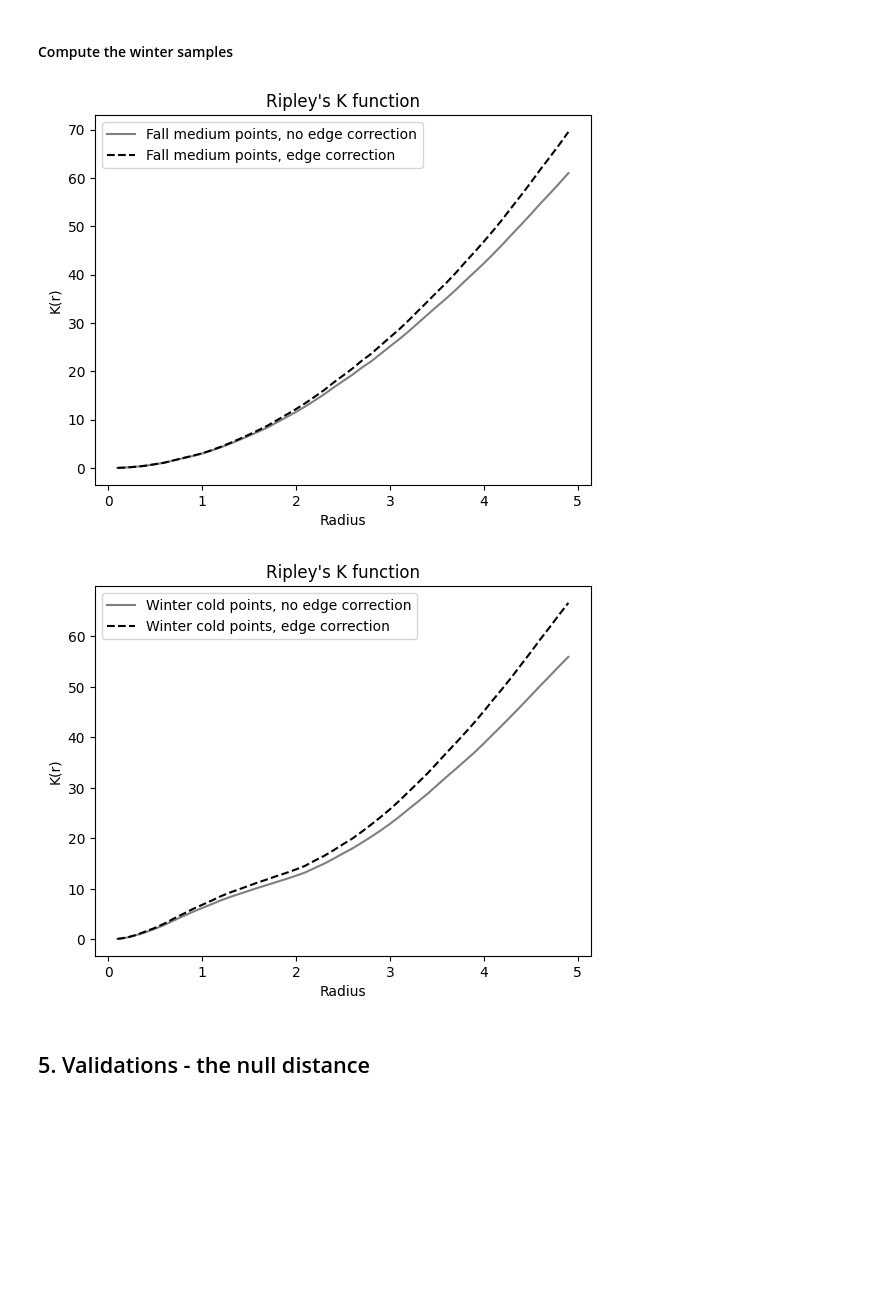
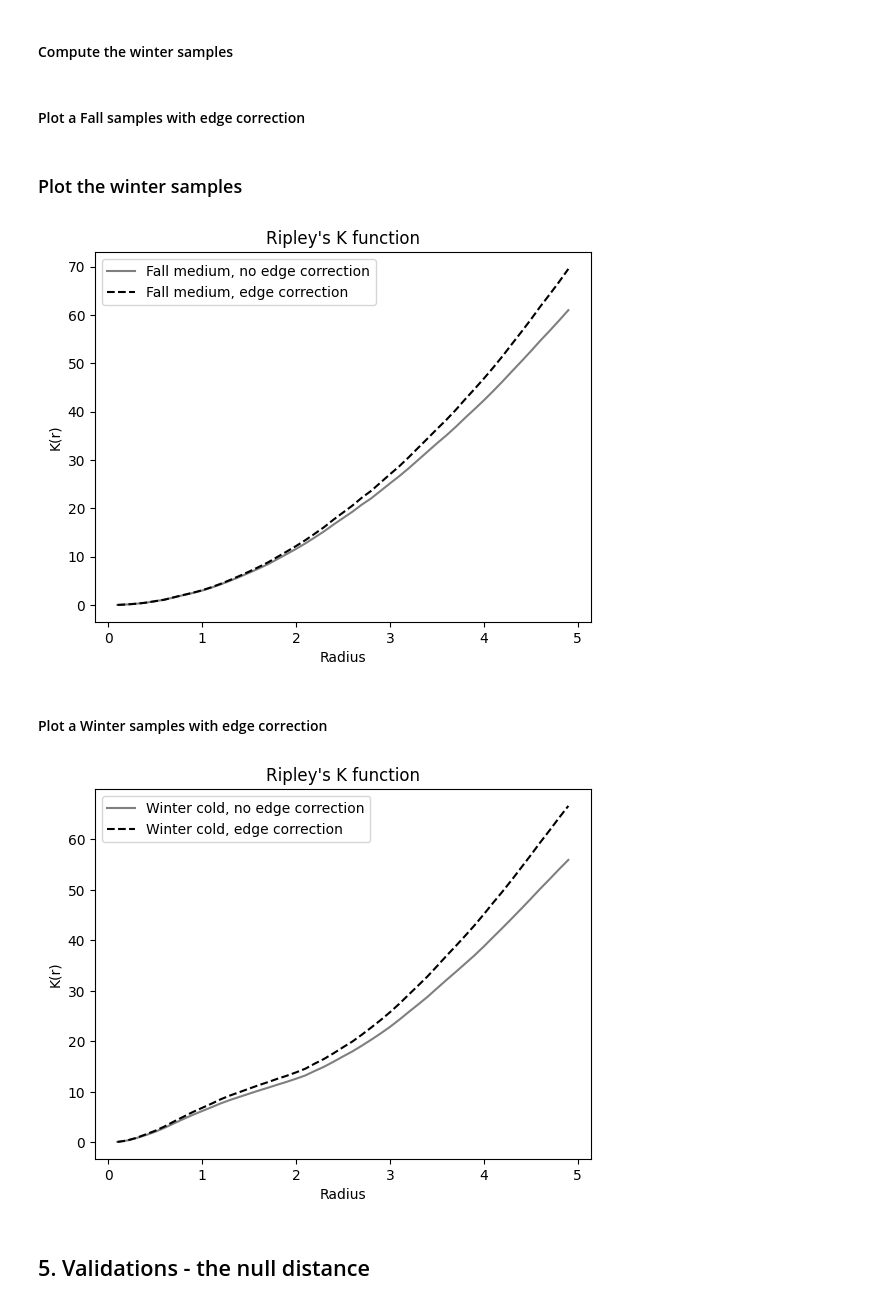
Before and after one commit to tlambert03/bobiac, a Jupyter notebook: content/08_colocalization/object_based_colocalization.ipynb, the cells around one changed output. Cells and saved outputs as stored; diff of their text form; code cells hidden in the pictures; blank space fills up the shorter version.

```diff
--- a/content/08_colocalization/object_based_colocalization.ipynb
+++ b/content/08_colocalization/object_based_colocalization.ipynb
@@ -292,7 +316,7 @@ def ripleys_k_function(
     - points2: array of shape (n_points, 2) representing the coordinates of the second set of points
     - radii: array-like of radii at which to evaluate K
     - area: total area of the observation window; if None, calculated from bounding box
-    - edge_correction: if True, applies basic border edge correction (optional)
+    - edge_correction: if True, applies basic border edge correction
 
     Returns:
     - ks: K-function values at each radius
@@ -402,12 +441,22 @@ plot_ripleys_k(k_winter_cold, k_radii, type="Winter cold", line="--")
 # %% [markdown]
 ### 4.1 Ripley's K with edge correction
 # %%
-def plot_ripleys_k_ec(k, k_corrected, radii, type="uniform"):
+def plot_ripleys_k_ec(
+    k: np.ndarray, k_corrected: np.ndarray, radii: np.ndarray, label: str = "uniform"
+) -> None:
+    """
+    Plots Ripley's K function with and without edge correction.
+    Parameters:
+    - k: array of K function values without edge correction
+    - k_corrected: array of K function values with edge correction
+    - radii: array of radii at which K function is evaluated
+    - label: label for the plot, default is "uniform"
+    """
     plt.plot(
         radii,
         k,
         color="k",
-        label=f"{type} points, no edge correction",
+        label=f"{label}, no edge correction",
         linestyle="-",
         alpha=0.5,
     )
@@ -415,7 +464,7 @@ def plot_ripleys_k_ec(k, k_corrected, radii, type="uniform"):
         radii,
         k_corrected,
         color="k",
-        label=f"{type} points, edge correction",
+        label=f"{label}, edge correction",
         linestyle="--",
     )
     plt.title("Ripley's K function")
@@ -446,14 +495,20 @@ k_winter_warm_ec = ripleys_k_function(
 k_winter_cold_ec = ripleys_k_function(
     winter_cold_iac, winter_cold_bob, radii=k_radii, area=400, edge_correction=True
 )
+# %% [markdown]
+#### Plot a Fall samples with edge correction
+# %% [markdown]
+### Plot the winter samples
 # %%
-plot_ripleys_k_ec(k_fall_med, k_fall_med_ec, k_radii, type="Fall medium")
+plot_ripleys_k_ec(k_fall_med, k_fall_med_ec, k_radii, label="Fall medium")
 # %% [output]
-[figure, old version]
+[figure, new version]
+# %% [markdown]
+#### Plot a Winter samples with edge correction
 # %%
-plot_ripleys_k_ec(k_winter_cold, k_winter_cold_ec, k_radii, type="Winter cold")
+plot_ripleys_k_ec(k_winter_cold, k_winter_cold_ec, k_radii, label="Winter cold")
 # %% [output]
-[figure, old version]
+[figure, new version]
 # %% [markdown]
 ## 5. Validations - the null distance
 # %% [markdown]
```
Also changed, not shown: parts of 23 cells of this notebook.
